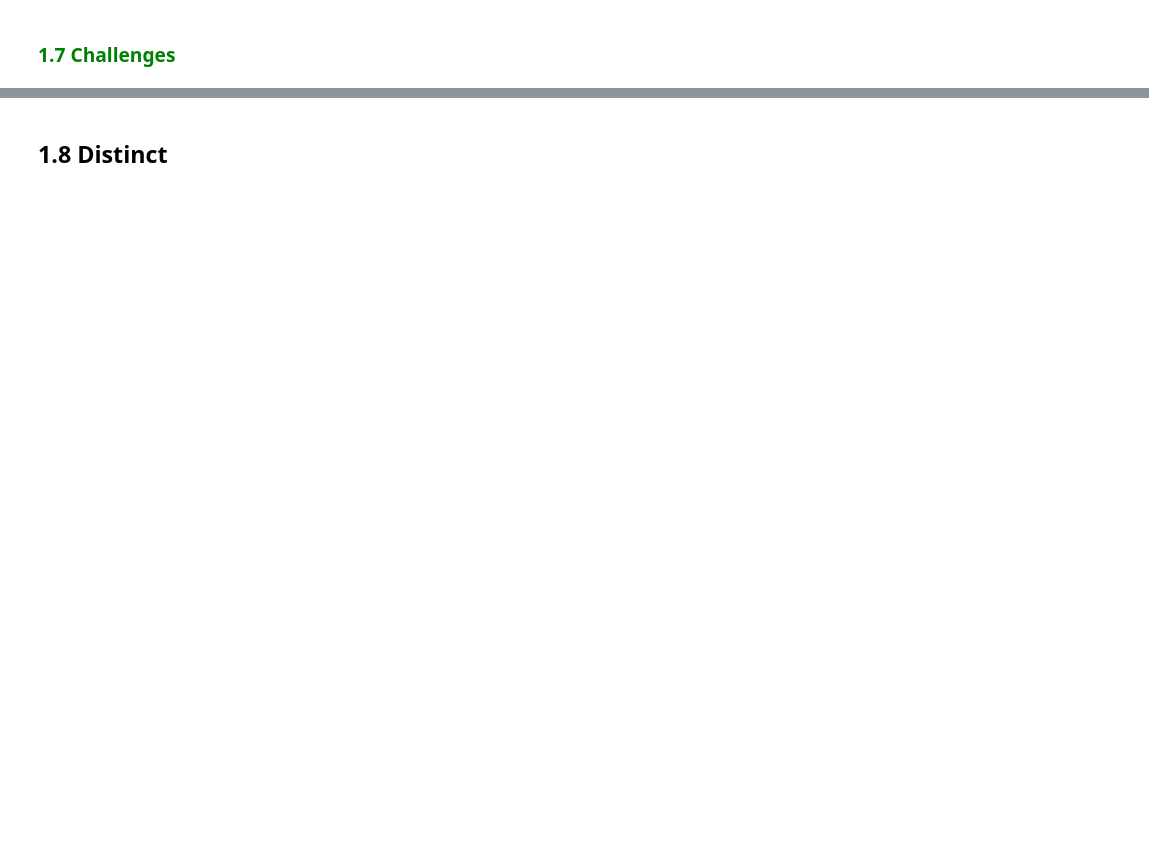
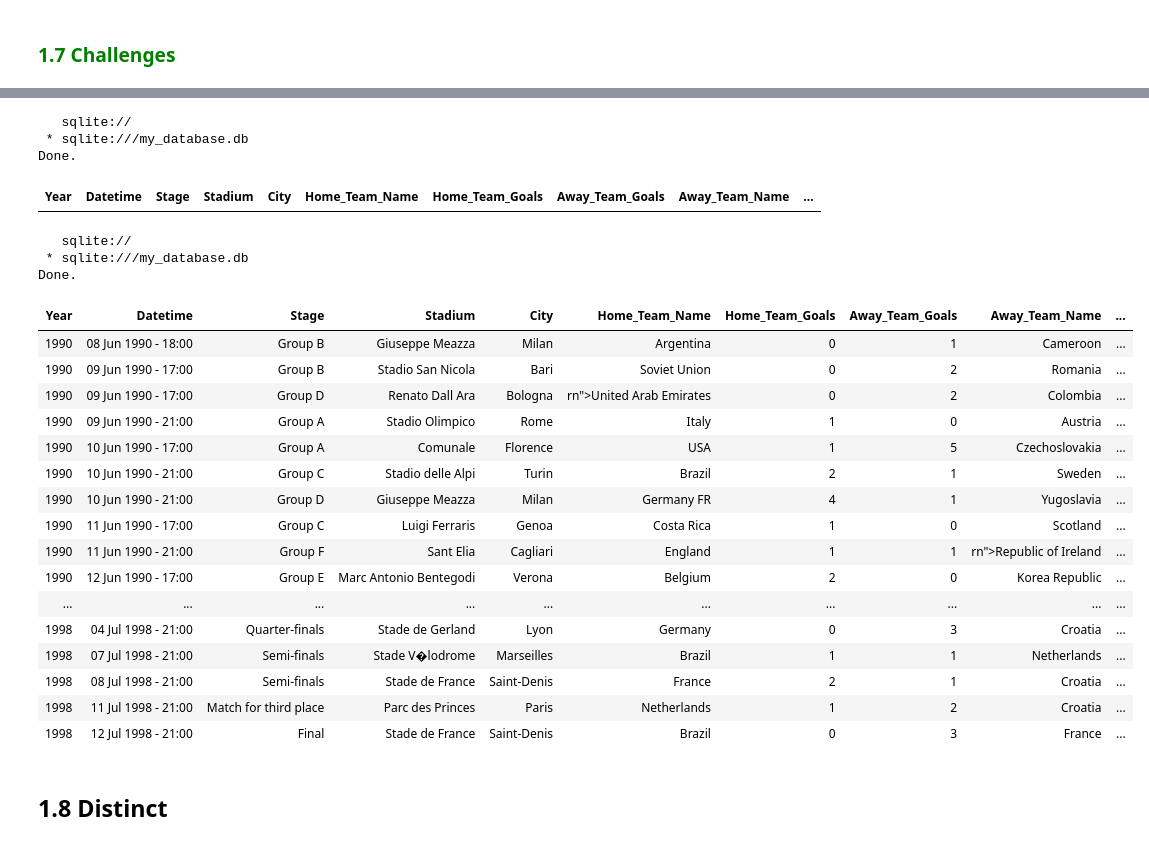
Before and after one commit to Dennis-Kiarie/SQL-Starter-Kit, a Jupyter notebook: SQL_Programming_Selecting_&_Retrieving_Data_with_SQL.ipynb, the cells around one changed output, grey strips where cells are left out. Cells and saved outputs as stored; diff of their text form; code cells hidden in the pictures; blank space fills up the shorter version.

```diff
--- a/SQL_Programming_Selecting_&_Retrieving_Data_with_SQL.ipynb
+++ b/SQL_Programming_Selecting_&_Retrieving_Data_with_SQL.ipynb
@@ -334,12 +840,42 @@ OUR CODE GOES HERE
 # Challenge 2
 # From the World cup dataset, get all the matches that were played later than 1980 with an attendance less than 5000
 #
-OUR CODE GOES HERE
+%%sql
+SELECT * FROM WorldCup
+WHERE Year > 1980 AND Attendance < 5000
+# %% [output]
+   sqlite://
+ * sqlite:///my_database.db
+Done.
+| Year | Datetime | Stage | Stadium | City | Home_Team_Name | Home_Team_Goals | Away_Team_Goals | Away_Team_Name | ... |
 # %%
 # Challenge 3
 # Which matches were played between the year 1990 and 2000?
 #
-OUR CODE GOES HERE
+%%sql
+SELECT * FROM WorldCup
+WHERE Year BETWEEN 1990 AND 2000
+# %% [output]
+   sqlite://
+ * sqlite:///my_database.db
+Done.
+| Year | Datetime | Stage | Stadium | City | Home_Team_Name | Home_Team_Goals | Away_Team_Goals | Away_Team_Name | ... |
+| 1990 | 08 Jun 1990 - 18:00 | Group B | Giuseppe Meazza | Milan | Argentina | 0 | 1 | Cameroon | ... |
+| 1990 | 09 Jun 1990 - 17:00 | Group B | Stadio San Nicola | Bari | Soviet Union | 0 | 2 | Romania | ... |
+| 1990 | 09 Jun 1990 - 17:00 | Group D | Renato Dall Ara | Bologna | rn">United Arab Emirates | 0 | 2 | Colombia | ... |
+| 1990 | 09 Jun 1990 - 21:00 | Group A | Stadio Olimpico | Rome | Italy | 1 | 0 | Austria | ... |
+| 1990 | 10 Jun 1990 - 17:00 | Group A | Comunale | Florence | USA | 1 | 5 | Czechoslovakia | ... |
+| 1990 | 10 Jun 1990 - 21:00 | Group C | Stadio delle Alpi | Turin | Brazil | 2 | 1 | Sweden | ... |
+| 1990 | 10 Jun 1990 - 21:00 | Group D | Giuseppe Meazza | Milan | Germany FR | 4 | 1 | Yugoslavia | ... |
+| 1990 | 11 Jun 1990 - 17:00 | Group C | Luigi Ferraris | Genoa | Costa Rica | 1 | 0 | Scotland | ... |
+| 1990 | 11 Jun 1990 - 21:00 | Group F | Sant Elia | Cagliari | England | 1 | 1 | rn">Republic of Ireland | ... |
+| 1990 | 12 Jun 1990 - 17:00 | Group E | Marc Antonio Bentegodi | Verona | Belgium | 2 | 0 | Korea Republic | ... |
+| ... | ... | ... | ... | ... | ... | ... | ... | ... | ... |
+| 1998 | 04 Jul 1998 - 21:00 | Quarter-finals | Stade de Gerland | Lyon | Germany | 0 | 3 | Croatia | ... |
+| 1998 | 07 Jul 1998 - 21:00 | Semi-finals | Stade V�lodrome | Marseilles | Brazil | 1 | 1 | Netherlands | ... |
+| 1998 | 08 Jul 1998 - 21:00 | Semi-finals | Stade de France | Saint-Denis | France | 2 | 1 | Croatia | ... |
+| 1998 | 11 Jul 1998 - 21:00 | Match for third place | Parc des Princes | Paris | Netherlands | 1 | 2 | Croatia | ... |
+| 1998 | 12 Jul 1998 - 21:00 | Final | Stade de France | Saint-Denis | Brazil | 0 | 3 | France | ... |
 # %% [markdown]
 ## 1.8 Distinct
 # %%
```
Also changed, not shown: parts of 61 cells of this notebook.
